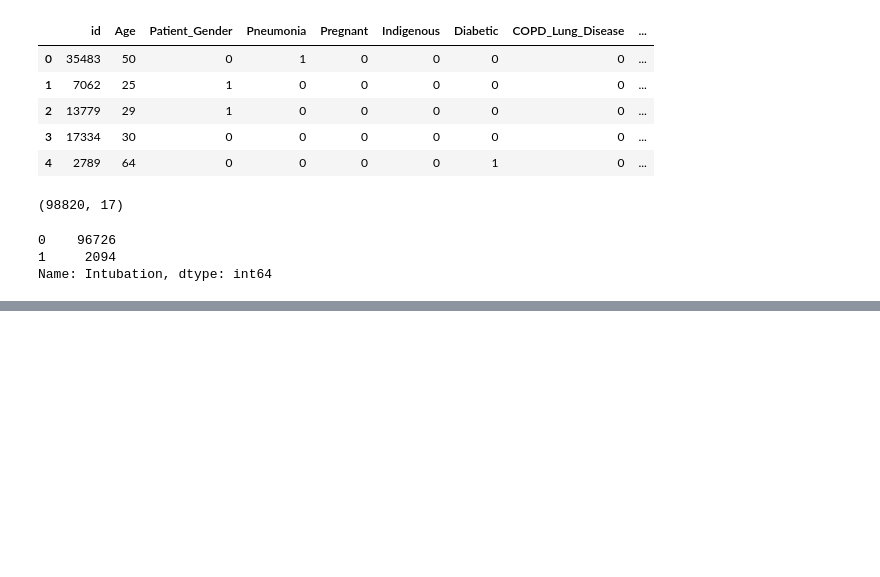
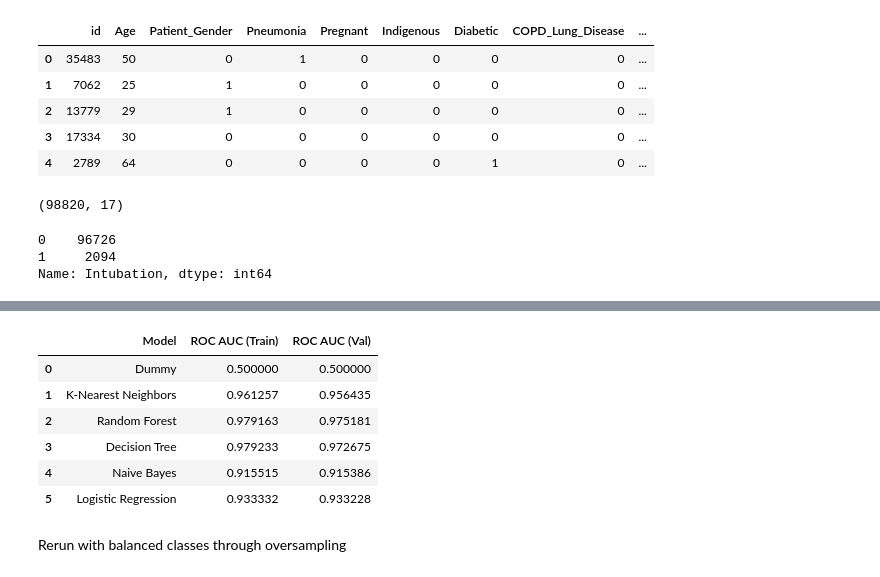
Before and after one commit to mjehl1012/COVID-19-Intubation-Project, a Jupyter notebook: Model Selection.ipynb, the cells around one changed output, grey strips where cells are left out. Saved outputs shown, nothing was run; the diff lists cells and outputs as text; code cells hidden in the pictures; blank space fills up the shorter version.

```diff
--- a/Model Selection.ipynb
+++ b/Model Selection.ipynb
@@ -126,0 +137,12 @@ pd.DataFrame(metrics)
+# %%
+pd.DataFrame(roc_auc)
+# %% [output]
+|  | Model | ROC AUC (Train) | ROC AUC (Val) |
+| 0 | Dummy | 0.500000 | 0.500000 |
+| 1 | K-Nearest Neighbors | 0.961257 | 0.956435 |
+| 2 | Random Forest | 0.979163 | 0.975181 |
+| 3 | Decision Tree | 0.979233 | 0.972675 |
+| 4 | Naive Bayes | 0.915515 | 0.915386 |
+| 5 | Logistic Regression | 0.933332 | 0.933228 |
+# %% [markdown]
+Rerun with balanced classes through oversampling
```
Also changed, not shown: parts of 21 cells of this notebook, 2 other files.
